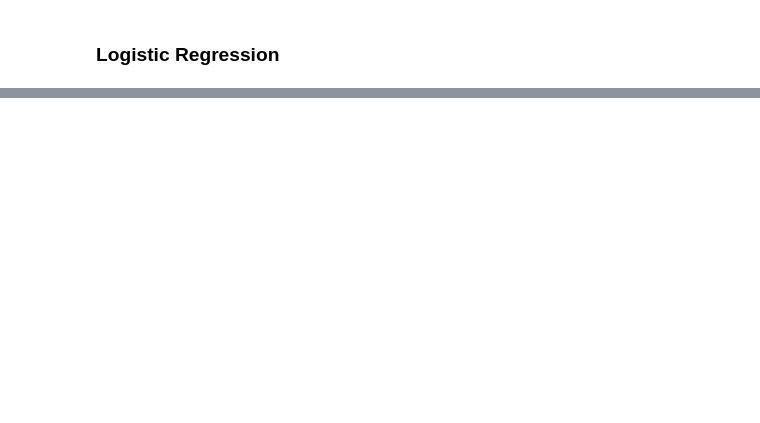
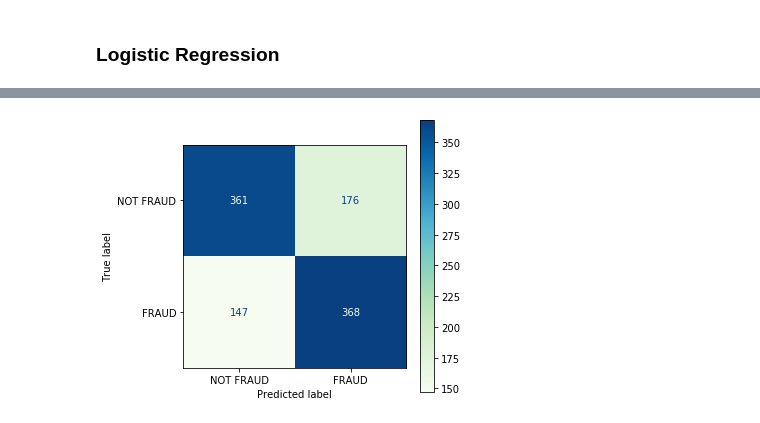
Before and after one commit to brenfrrs/medicare_fraud, a Jupyter notebook: modeling.ipynb, the cells around one changed output, grey strips where cells are left out. Cells and saved outputs as stored; diff of their text form; code cells hidden in the pictures; blank space fills up the shorter version.

```diff
--- a/modeling.ipynb
+++ b/modeling.ipynb
@@ -71,0 +93,20 @@ plt.plot(fpr, tpr)
+# %%
+rf = RandomForestClassifier(n_jobs=-1)
+# %%
+param_grid_rf = {
+    'n_estimators': list(range(1,2000)),
+    'criterion': ['gini','entropy'],
+    'max_depth': list(range(1,50)),
+    'min_samples_leaf': list(range(1,50,1)),
+}
+# %%
+grid_tree_rf = RandomizedSearchCV(rf,
+                                  param_grid_rf,
+                                  cv=5,
+                                  verbose=1,
+                                  n_jobs=-1,
+                                  scoring='f1'
+
+)
+# %%
+grid_tree_rf.fit(X_train, y_train)
@@ -71,0 +137,8 @@ plt.plot(fpr, tpr)
+# %%
+fig, ax = plt.subplots(figsize=(5, 5))
+rf_matrix = metrics.plot_confusion_matrix(grid_tree_rf, X_test, y_test, cmap= "GnBu", ax=ax)
+ax.set_xticklabels(['NOT FRAUD','FRAUD'])
+ax.set_yticklabels(['NOT FRAUD','FRAUD'])
+rf_matrix;
+# %% [output]
+[figure, added]
```
Also changed, not shown: parts of 17 cells of this notebook.
